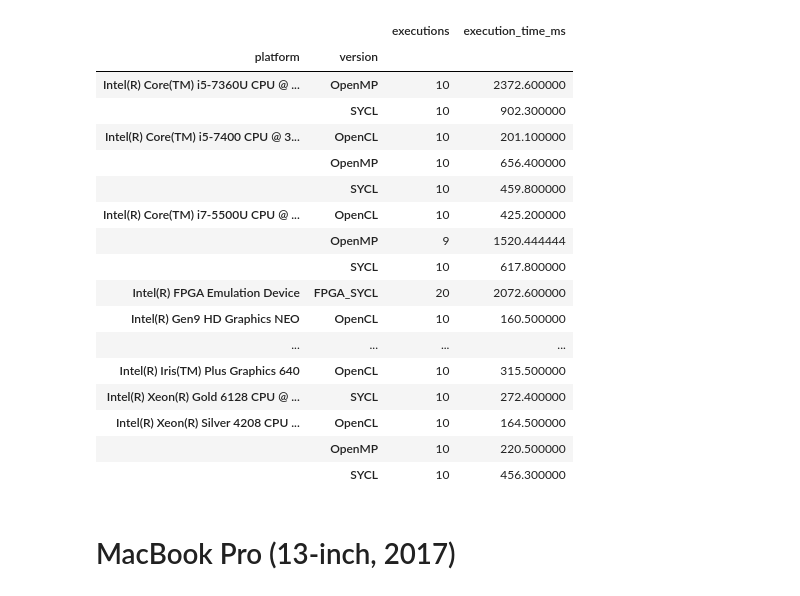
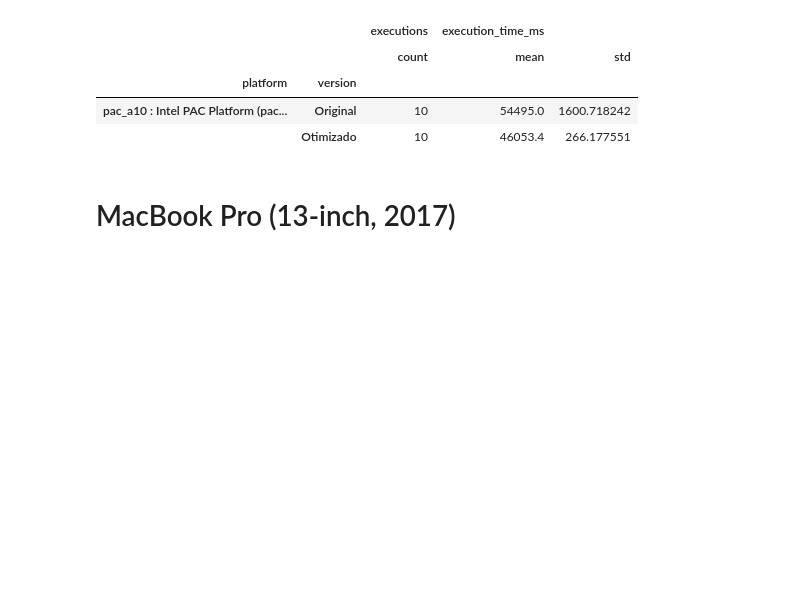
Before and after one commit to menotti/oil_gas_fpga, a Jupyter notebook: apps/CMP/CMP.ipynb, the cells around one changed output. Cells and saved outputs as stored; diff of their text form; code cells hidden in the pictures; blank space fills up the shorter version.

```diff
--- a/apps/CMP/CMP.ipynb
+++ b/apps/CMP/CMP.ipynb
@@ -1,50 +1,38 @@
 # %%
 import os
 import platform
 import subprocess
 import pandas as pd
 import numpy
 from IPython.display import Image
 
 RUNS = 10
 
 FILENAME = 'CMP.csv'
+FILENAMEFPGA = 'CMPFPGA.csv'
 
 def system_info():
     print(os.name, platform.system(), platform.release())
     print(os.popen("clinfo | grep -B 2 -A 4 'Device Vendor ID'").read())
     print(os.popen("clinfo | grep NOTE -A 3").read())
 
 # Creating Pandas DataFrame
 if os.path.isfile(FILENAME):
     df = pd.read_csv(FILENAME)
 else:
     df = pd.DataFrame({"version": [], "platform": [], "execution_time_ms": []})
 
 # List previous data
 # List previous data (average)
 df.groupby(['platform', 'version']) \
-  .agg({'version':'count', 'execution_time_ms':'mean'}) \
-  .rename(columns={'version':'count','version':'executions'})
+  .agg({'version':'count', 'execution_time_ms':['mean', 'std']}) \
+  .rename(columns={'version':'count','version':'executions'})# Creating Pandas DataFrame
 # %% [output]
-|  |  | executions | execution_time_ms |
-| platform | version |  |  |
-| Intel(R) Core(TM) i5-7360U CPU @ ... | OpenMP | 10 | 2372.600000 |
-|  | SYCL | 10 | 902.300000 |
-| Intel(R) Core(TM) i5-7400 CPU @ 3... | OpenCL | 10 | 201.100000 |
-|  | OpenMP | 10 | 656.400000 |
-|  | SYCL | 10 | 459.800000 |
-| Intel(R) Core(TM) i7-5500U CPU @ ... | OpenCL | 10 | 425.200000 |
-|  | OpenMP | 9 | 1520.444444 |
-|  | SYCL | 10 | 617.800000 |
-| Intel(R) FPGA Emulation Device | FPGA_SYCL | 20 | 2072.600000 |
-| Intel(R) Gen9 HD Graphics NEO | OpenCL | 10 | 160.500000 |
-| ... | ... | ... | ... |
-| Intel(R) Iris(TM) Plus Graphics 640 | OpenCL | 10 | 315.500000 |
-| Intel(R) Xeon(R) Gold 6128 CPU @ ... | SYCL | 10 | 272.400000 |
-| Intel(R) Xeon(R) Silver 4208 CPU ... | OpenCL | 10 | 164.500000 |
-|  | OpenMP | 10 | 220.500000 |
-|  | SYCL | 10 | 456.300000 |
+|  |  | executions | execution_time_ms |  |
+|  |  | count | mean | std |
+| platform | version |  |  |  |
+| pac_a10 : Intel PAC Platform (pac... | Original | 10 | 54495.0 | 1600.718242 |
+|  | Otimizado | 10 | 46053.4 | 266.177551 |
 # %% [markdown]
 # MacBook Pro (13-inch, 2017)
 # %%
```
Also changed, not shown: parts of 9 cells of this notebook, 30 other files.
